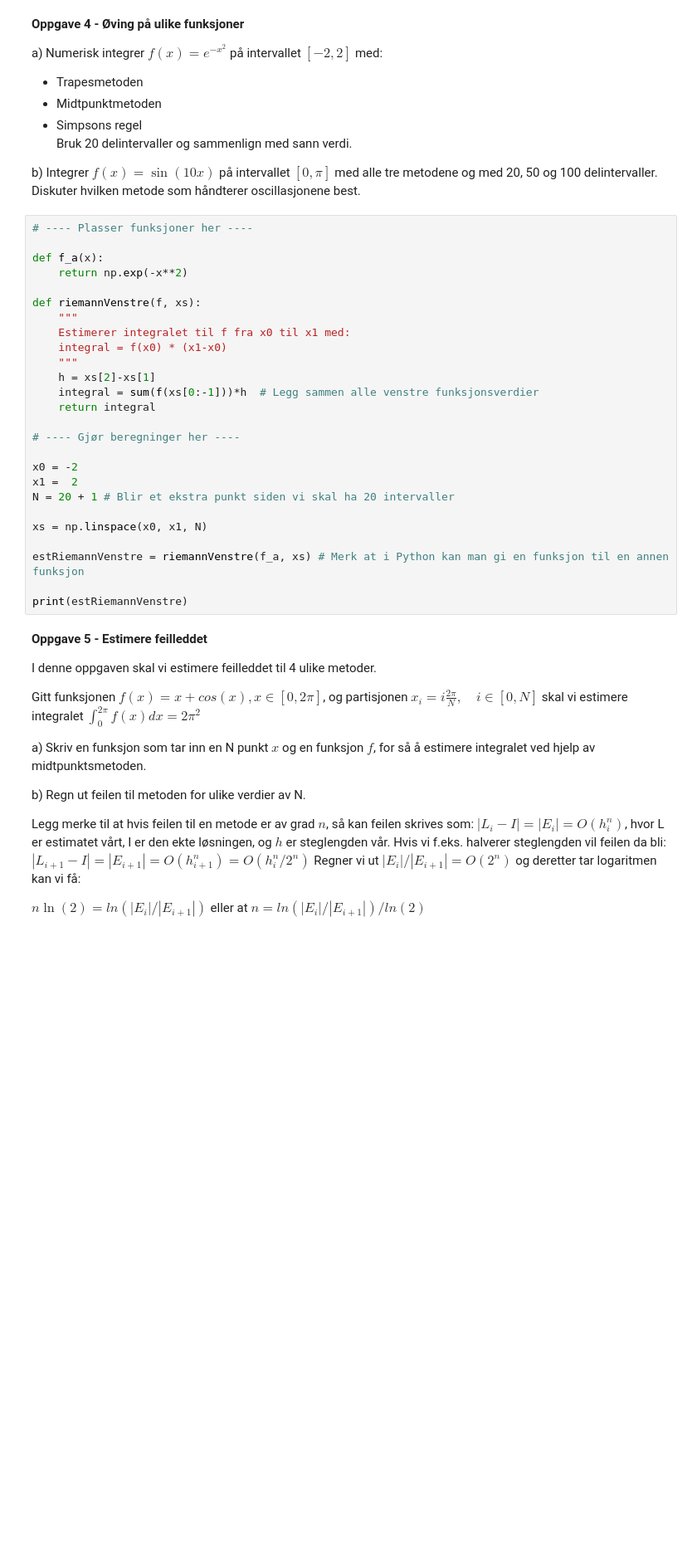
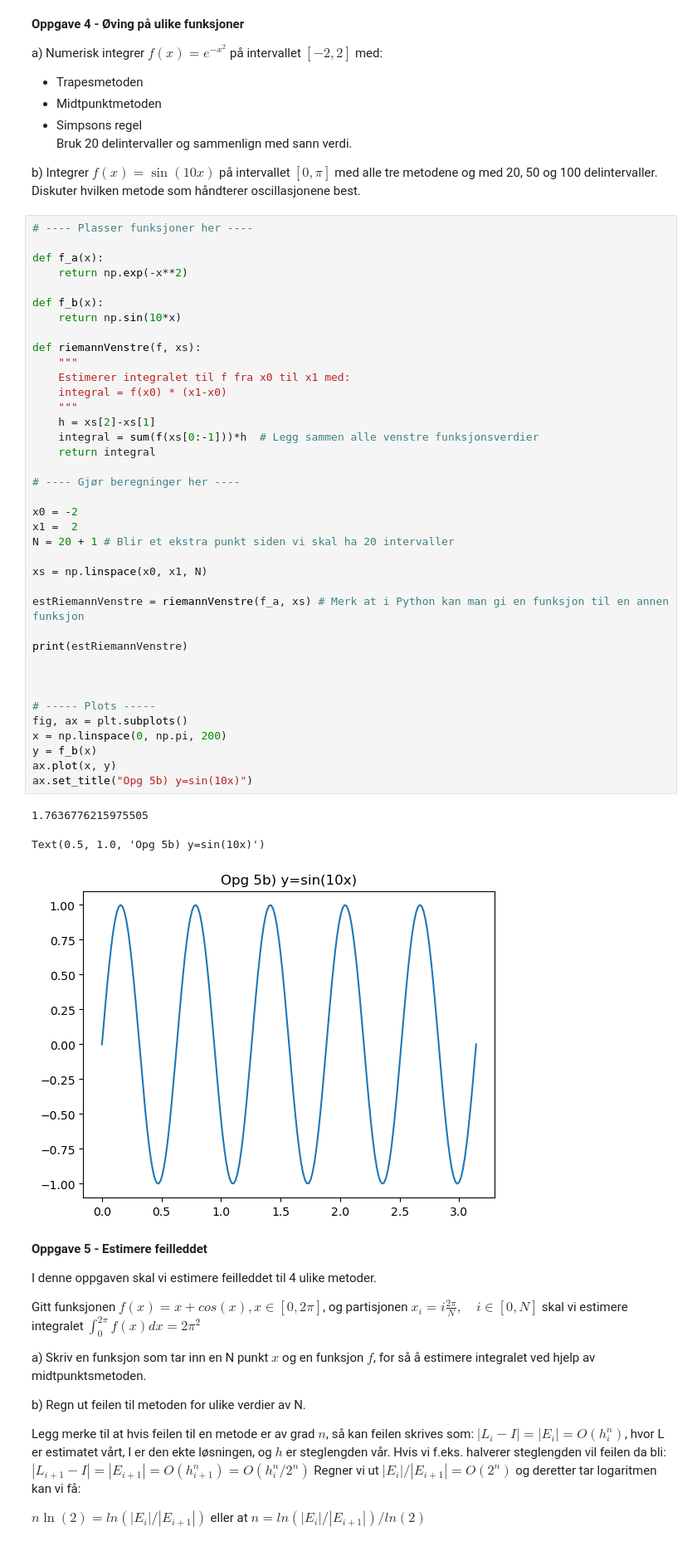
Before and after one commit to galendal/MAT160, a Jupyter notebook: oppgaverGruppeUke37.ipynb, the cells around one changed output. Shown: that part at 83% size. Cells and saved outputs as stored; diff of their text form; blank space fills up the shorter version.

```diff
--- a/oppgaverGruppeUke37.ipynb
+++ b/oppgaverGruppeUke37.ipynb
@@ -126,29 +126,45 @@ b)
 # %%
 # ---- Plasser funksjoner her ----
 
 def f_a(x):
     return np.exp(-x**2)
+
+def f_b(x):
+    return np.sin(10*x)
 
 def riemannVenstre(f, xs):
     """
     Estimerer integralet til f fra x0 til x1 med:
     integral = f(x0) * (x1-x0)
     """
     h = xs[2]-xs[1]
     integral = sum(f(xs[0:-1]))*h  # Legg sammen alle venstre funksjonsverdier
     return integral
 
 # ---- Gjør beregninger her ----
 
 x0 = -2
 x1 =  2
 N = 20 + 1 # Blir et ekstra punkt siden vi skal ha 20 intervaller
 
 xs = np.linspace(x0, x1, N)
 
 estRiemannVenstre = riemannVenstre(f_a, xs) # Merk at i Python kan man gi en funksjon til en annen funksjon
 
 print(estRiemannVenstre)
+
+
+
+# ----- Plots -----
+fig, ax = plt.subplots()
+x = np.linspace(0, np.pi, 200)
+y = f_b(x)
+ax.plot(x, y)
+ax.set_title("Opg 5b) y=sin(10x)")
+# %% [output]
+1.7636776215975505
+Text(0.5, 1.0, 'Opg 5b) y=sin(10x)')
+[figure, added]
 # %% [markdown]
 
 **Oppgave 5 - Estimere feilleddet**
```
Also changed, not shown: parts of 6 cells of this notebook.
